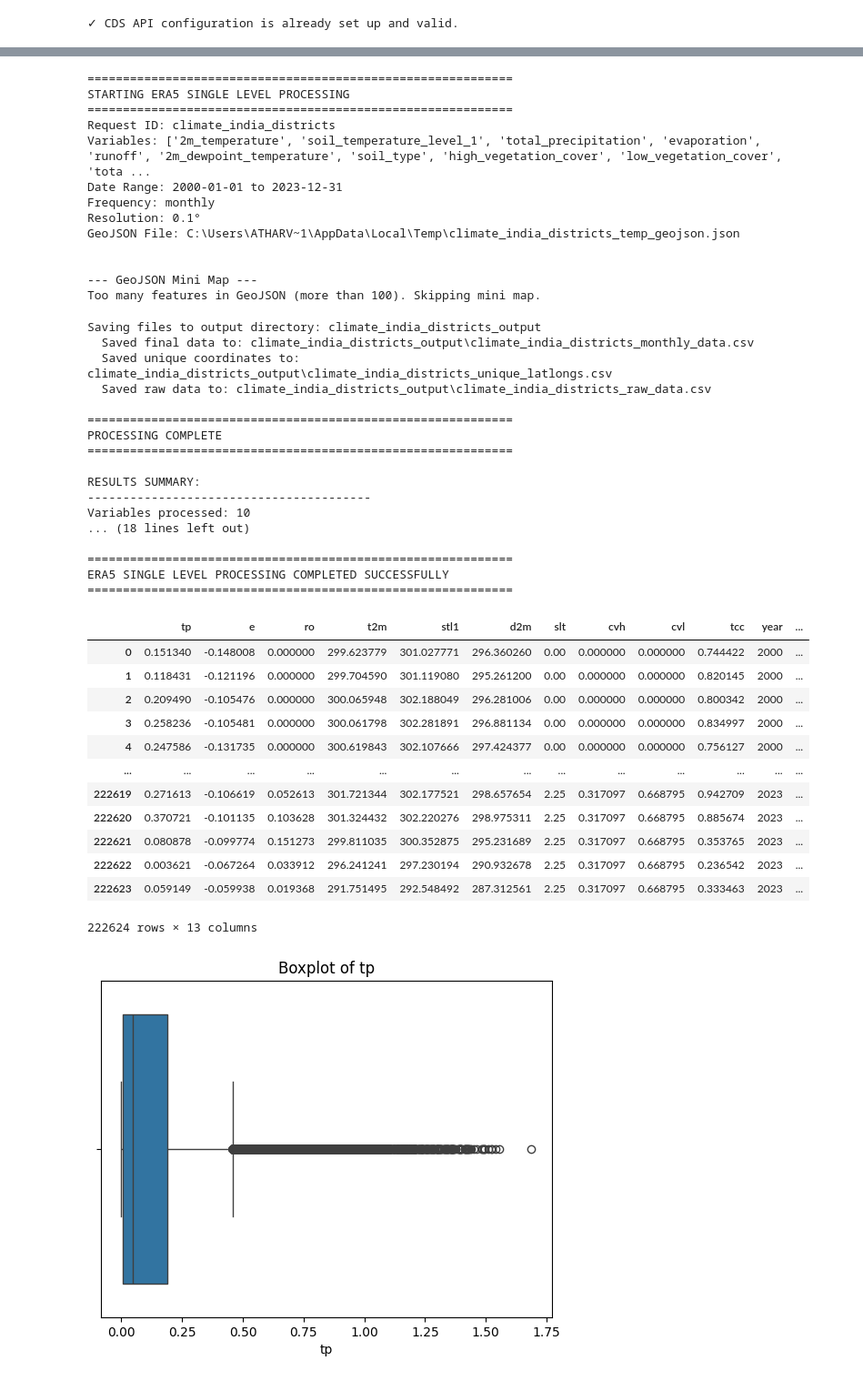
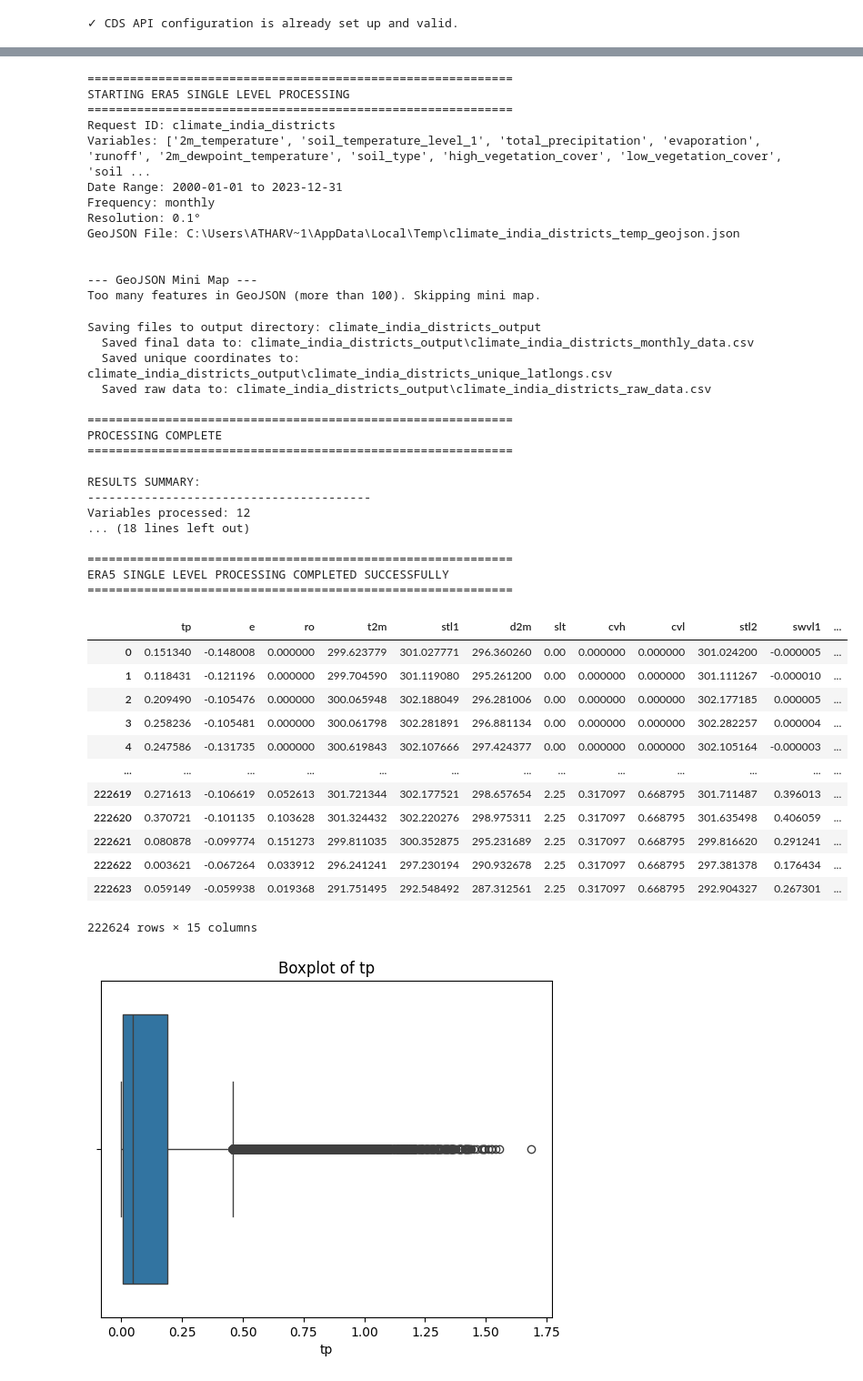
Before and after one commit to JaggeryArray/climate_agriculture_analysis_India, a Jupyter notebook: climate_data_district_wise/climate_data_acq.ipynb, the cells around one changed output, grey strips where cells are left out. Shown at 91% size. Saved outputs shown, nothing was run; the diff lists cells and outputs as text; code cells hidden in the pictures.

```diff
--- a/climate_data_district_wise/climate_data_acq.ipynb
+++ b/climate_data_district_wise/climate_data_acq.ipynb
@@ -25,7 +25,7 @@ Total variables found: 284
 # %%
 varunayan.era5ify_geojson(
     request_id='climate_india_districts',
-    variables=['2m_temperature', 'soil_temperature_level_1', 'total_precipitation', 'evaporation', 'runoff', '2m_dewpoint_temperature', 'soil_type', 'high_vegetation_cover', 'low_vegetation_cover', 'total_cloud_cover'],
+    variables=['2m_temperature', 'soil_temperature_level_1', 'total_precipitation', 'evaporation', 'runoff', '2m_dewpoint_temperature', 'soil_type', 'high_vegetation_cover', 'low_vegetation_cover', 'soil_temperature_level_2', 'volumetric_soil_water_layer_1', 'volumetric_soil_water_layer_2'],
     start_date='2000-01-01',
     end_date='2023-12-31',
     json_file='https://raw.githubusercontent.com/saketlab/bharatviz/refs/heads/main/public/India_LGD_districts.geojson',
@@ -35,48 +35,48 @@ varunayan.era5ify_geojson(
 )
 # %% [output]
 ============================================================
 STARTING ERA5 SINGLE LEVEL PROCESSING
 ============================================================
 Request ID: climate_india_districts
-Variables: ['2m_temperature', 'soil_temperature_level_1', 'total_precipitation', 'evaporation', 'runoff', '2m_dewpoint_temperature', 'soil_type', 'high_vegetation_cover', 'low_vegetation_cover', 'tota ...
+Variables: ['2m_temperature', 'soil_temperature_level_1', 'total_precipitation', 'evaporation', 'runoff', '2m_dewpoint_temperature', 'soil_type', 'high_vegetation_cover', 'low_vegetation_cover', 'soil ...
 Date Range: 2000-01-01 to 2023-12-31
 Frequency: monthly
 Resolution: 0.1°
 GeoJSON File: C:\Users\ATHARV~1\AppData\Local\Temp\climate_india_districts_temp_geojson.json
 
 
 --- GeoJSON Mini Map ---
 Too many features in GeoJSON (more than 100). Skipping mini map.
 Saving files to output directory: climate_india_districts_output
   Saved final data to: climate_india_districts_output\climate_india_districts_monthly_data.csv
   Saved unique coordinates to: climate_india_districts_output\climate_india_districts_unique_latlongs.csv
   Saved raw data to: climate_india_districts_output\climate_india_districts_raw_data.csv
 
 ============================================================
 PROCESSING COMPLETE
 ============================================================
 
 RESULTS SUMMARY:
 ----------------------------------------
-Variables processed: 10
+Variables processed: 12
 ... (18 lines left out)
 
 ============================================================
 ERA5 SINGLE LEVEL PROCESSING COMPLETED SUCCESSFULLY
 ============================================================
-|  | tp | e | ro | t2m | stl1 | d2m | slt | cvh | cvl | tcc | year | ... |
-| 0 | 0.151340 | -0.148008 | 0.000000 | 299.623779 | 301.027771 | 296.360260 | 0.00 | 0.000000 | 0.000000 | 0.744422 | 2000 | ... |
-| 1 | 0.118431 | -0.121196 | 0.000000 | 299.704590 | 301.119080 | 295.261200 | 0.00 | 0.000000 | 0.000000 | 0.820145 | 2000 | ... |
-| 2 | 0.209490 | -0.105476 | 0.000000 | 300.065948 | 302.188049 | 296.281006 | 0.00 | 0.000000 | 0.000000 | 0.800342 | 2000 | ... |
-| 3 | 0.258236 | -0.105481 | 0.000000 | 300.061798 | 302.281891 | 296.881134 | 0.00 | 0.000000 | 0.000000 | 0.834997 | 2000 | ... |
-| 4 | 0.247586 | -0.131735 | 0.000000 | 300.619843 | 302.107666 | 297.424377 | 0.00 | 0.000000 | 0.000000 | 0.756127 | 2000 | ... |
+|  | tp | e | ro | t2m | stl1 | d2m | slt | cvh | cvl | stl2 | swvl1 | ... |
+| 0 | 0.151340 | -0.148008 | 0.000000 | 299.623779 | 301.027771 | 296.360260 | 0.00 | 0.000000 | 0.000000 | 301.024200 | -0.000005 | ... |
+| 1 | 0.118431 | -0.121196 | 0.000000 | 299.704590 | 301.119080 | 295.261200 | 0.00 | 0.000000 | 0.000000 | 301.111267 | -0.000010 | ... |
+| 2 | 0.209490 | -0.105476 | 0.000000 | 300.065948 | 302.188049 | 296.281006 | 0.00 | 0.000000 | 0.000000 | 302.177185 | 0.000005 | ... |
+| 3 | 0.258236 | -0.105481 | 0.000000 | 300.061798 | 302.281891 | 296.881134 | 0.00 | 0.000000 | 0.000000 | 302.282257 | 0.000004 | ... |
+| 4 | 0.247586 | -0.131735 | 0.000000 | 300.619843 | 302.107666 | 297.424377 | 0.00 | 0.000000 | 0.000000 | 302.105164 | -0.000003 | ... |
 | ... | ... | ... | ... | ... | ... | ... | ... | ... | ... | ... | ... | ... |
-| 222619 | 0.271613 | -0.106619 | 0.052613 | 301.721344 | 302.177521 | 298.657654 | 2.25 | 0.317097 | 0.668795 | 0.942709 | 2023 | ... |
-| 222620 | 0.370721 | -0.101135 | 0.103628 | 301.324432 | 302.220276 | 298.975311 | 2.25 | 0.317097 | 0.668795 | 0.885674 | 2023 | ... |
-| 222621 | 0.080878 | -0.099774 | 0.151273 | 299.811035 | 300.352875 | 295.231689 | 2.25 | 0.317097 | 0.668795 | 0.353765 | 2023 | ... |
-| 222622 | 0.003621 | -0.067264 | 0.033912 | 296.241241 | 297.230194 | 290.932678 | 2.25 | 0.317097 | 0.668795 | 0.236542 | 2023 | ... |
-| 222623 | 0.059149 | -0.059938 | 0.019368 | 291.751495 | 292.548492 | 287.312561 | 2.25 | 0.317097 | 0.668795 | 0.333463 | 2023 | ... |
+| 222619 | 0.271613 | -0.106619 | 0.052613 | 301.721344 | 302.177521 | 298.657654 | 2.25 | 0.317097 | 0.668795 | 301.711487 | 0.396013 | ... |
+| 222620 | 0.370721 | -0.101135 | 0.103628 | 301.324432 | 302.220276 | 298.975311 | 2.25 | 0.317097 | 0.668795 | 301.635498 | 0.406059 | ... |
+| 222621 | 0.080878 | -0.099774 | 0.151273 | 299.811035 | 300.352875 | 295.231689 | 2.25 | 0.317097 | 0.668795 | 299.816620 | 0.291241 | ... |
+| 222622 | 0.003621 | -0.067264 | 0.033912 | 296.241241 | 297.230194 | 290.932678 | 2.25 | 0.317097 | 0.668795 | 297.381378 | 0.176434 | ... |
+| 222623 | 0.059149 | -0.059938 | 0.019368 | 291.751495 | 292.548492 | 287.312561 | 2.25 | 0.317097 | 0.668795 | 292.904327 | 0.267301 | ... |
-222624 rows × 13 columns
+222624 rows × 15 columns
 # %%
 import matplotlib.pyplot as plt
 import seaborn as sns
```
Also changed, not shown: parts of 1 cell of this notebook, 25 other files.
